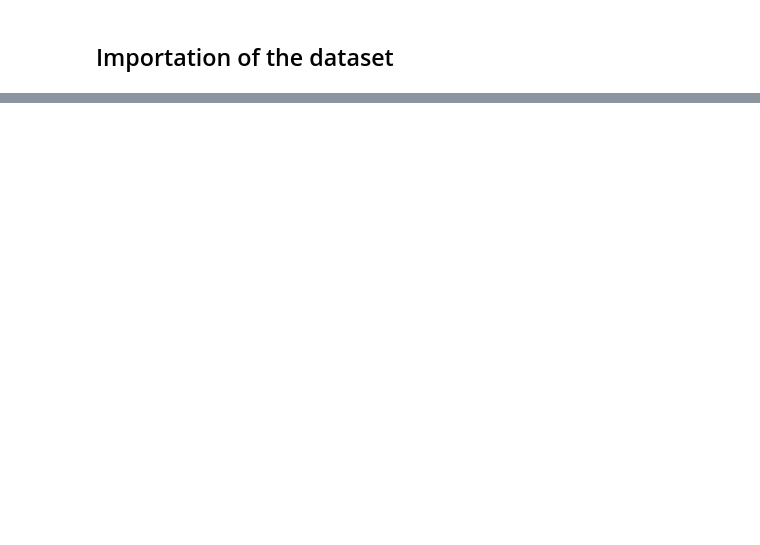
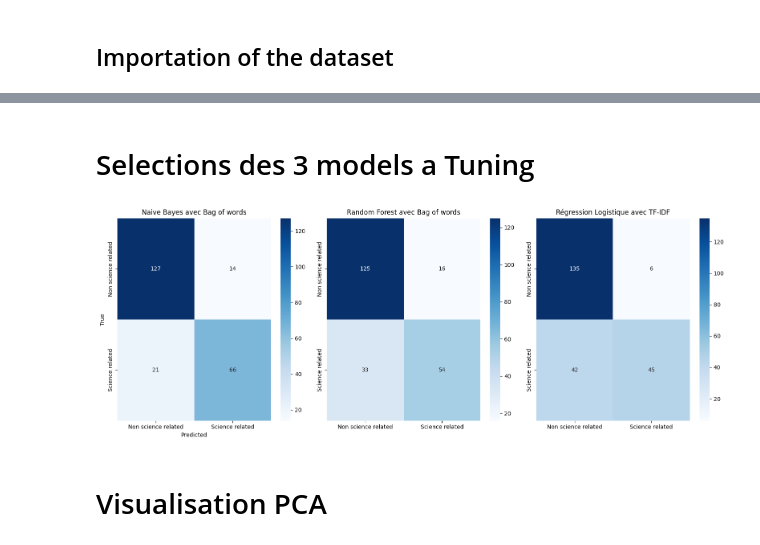
Before and after one commit to AllanDwyre/Scitweets, a Jupyter notebook: src/classification_2classe/sci_not_sci_classification.ipynb, the cells around one changed output, grey strips where cells are left out. Saved outputs shown, nothing was run; the diff lists cells and outputs as text; code cells hidden in the pictures; blank space fills up the shorter version.

Commit message:
Evaluation des classifiers et leur choix

```diff
--- a/src/classification_2classe/sci_not_sci_classification.ipynb
+++ b/src/classification_2classe/sci_not_sci_classification.ipynb
@@ -135,0 +167,6 @@ X_tfidf = vectorize_text(X_train['text'])
+# %%
+import classification_2classe.evaluation_classifiers as evaluation_classifiers
+importlib.reload(evaluation_classifiers)
+
+evaluator = evaluation_classifiers.ClassifierEvaluation(X_train, y_train, X_test, y_test)
+results, sorted_results = evaluator.evaluate()
@@ -136,3 +191,29 @@ X_tfidf = vectorize_text(X_train['text'])
+# %% [markdown]
+# Selections des 3 models a Tuning
+# %%
+plt.figure(figsize=(16, 6))
+
+plt.subplot(1, 3, 1)
+sns.heatmap(results["Naive Bayes_Bag of words"]['confusion_matrix'], annot=True, fmt="d", cmap="Blues", xticklabels=["Non science related", "Science related"],
+			yticklabels=["Non science related", "Science related"])
+plt.title("Naive Bayes avec Bag of words")
+plt.ylabel("True")
+plt.xlabel("Predicted")
+plt.subplot(1, 3, 2)
+sns.heatmap(results["Random Forest_Bag of words"]['confusion_matrix'], annot=True, fmt="d", cmap="Blues", xticklabels=["Non science related", "Science related"],
+			yticklabels=["Non science related", "Science related"])
+plt.title("Random Forest avec Bag of words")
+plt.subplot(1, 3, 3)
+sns.heatmap(results["Régression Logistique_TF-IDF"]['confusion_matrix'], annot=True, fmt="d", cmap="Blues", xticklabels=["Non science related", "Science related"],
+			yticklabels=["Non science related", "Science related"])
+plt.title("Régression Logistique avec TF-IDF")
+
+plt.tight_layout()
+plt.show()
+# %% [output]
+[figure, added]
+# %% [markdown]
+# Visualisation PCA
 # %%
 pca = PCA(n_components=2)
 X_pca = pca.fit_transform(X_tfidf.toarray())
```
Also changed, not shown: parts of 14 cells of this notebook, 1 other file.
